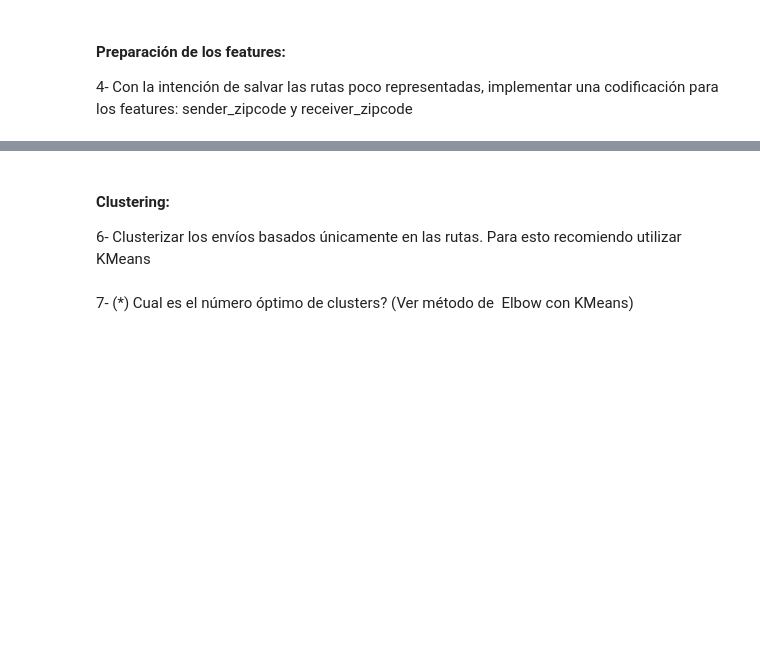
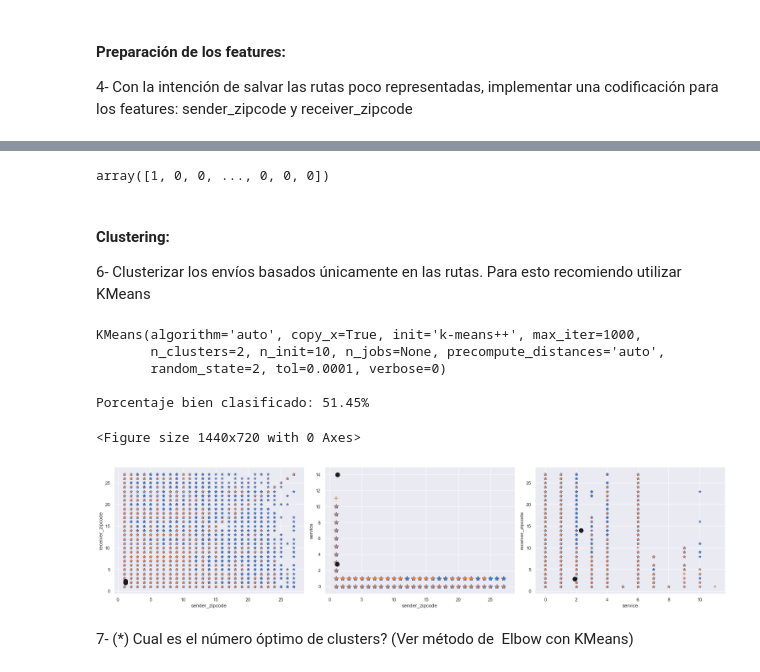
Before and after one commit to manquius/series_temporales, a Jupyter notebook: practico3_migue.ipynb, the cells around one changed output, grey strips where cells are left out. Cells and saved outputs as stored; diff of their text form; code cells hidden in the pictures; blank space fills up the shorter version.

```diff
--- a/practico3_migue.ipynb
+++ b/practico3_migue.ipynb
@@ -179,0 +190,2 @@ X_test.head()
+# %%
+df_clean['target'] = df_clean.target.map(metrica)
@@ -180,3 +210,7 @@ X_test.head()
+# %%
+y
+# %% [output]
+array([1, 0, 0, ..., 0, 0, 0])
 # %% [markdown]
 #### Clustering:
 6- Clusterizar los envíos basados únicamente en las rutas. Para esto recomiendo utilizar KMeans
@@ -183 +227,64 @@ X_test.head()
+# %%
+from sklearn.cluster import KMeans
+## Inicializo clasificador
+classifier = KMeans(n_clusters=2, max_iter=1000, random_state=2)
+print(classifier)
+
+## Entreno
+kmeans = classifier.fit(X_train)
+
+## Centros de los clusters
+centers = kmeans.cluster_centers_
+
+## Realizo predicción sobre conjunto de prueba
+y_pred = kmeans.predict(X_test)
+
+## Evaluo la precision del clasificador
+print('\nPorcentaje bien clasificado: {:.2f}%'.format(100*precision(y_pred, y_test)))
+# %% [output]
+KMeans(algorithm='auto', copy_x=True, init='k-means++', max_iter=1000,
+       n_clusters=2, n_init=10, n_jobs=None, precompute_distances='auto',
+       random_state=2, tol=0.0001, verbose=0)
+
+Porcentaje bien clasificado: 51.45%
+# %%
+plt.figure(figsize=(20, 10))
+
+
+target = df_clean.target == 0
+
+ncols = 3
+nrows = 1
+fig, axes = plt.subplots(figsize=(7*ncols, 5*nrows), ncols=3, nrows=1)
+
+ax = axes[0]
+ax.scatter(df_clean[target].sender_zipcode, df_clean[target].receiver_zipcode, marker='*')
+ax.scatter(df_clean[~target].sender_zipcode, df_clean[~target].receiver_zipcode, marker='+')
+ax.scatter(centers[0][0], centers[0][1], color='k', s=100)
+ax.scatter(centers[1][0], centers[1][1], color='k', s=100)
+ax.set_xlabel('sender_zipcode')
+ax.set_ylabel('receiver_zipcode')
+
+ax = axes[1]
+ax.scatter(df_clean[target].sender_zipcode, df_clean[target].service, s=100, marker='*')
+ax.scatter(df_clean[~target].sender_zipcode, df_clean[~target].service, s=100, marker='+')
+ax.scatter(centers[0][0], centers[0][2], color='k', s=100)
+ax.scatter(centers[1][0], centers[1][2], color='k', s=100)
+ax.set_xlabel('sender_zipcode')
+ax.set_ylabel('service')
+
+ax = axes[2]
+ax.scatter(df_clean[target].service, df_clean[target].receiver_zipcode, marker='*')
+ax.scatter(df_clean[~target].service, df_clean[~target].receiver_zipcode, marker='+')
+ax.scatter(centers[0][1], centers[0][2], color='k', s=100)
+ax.scatter(centers[1][1], centers[1][2], color='k', s=100)
+ax.set_xlabel('service')
+ax.set_ylabel('receiver_zipcode')
+
+
+plt.tight_layout()
+plt.show()
+# %% [output]
+<Figure size 1440x720 with 0 Axes>
+[figure, added]
 # %% [markdown]
```
Also changed, not shown: parts of 20 cells of this notebook.
